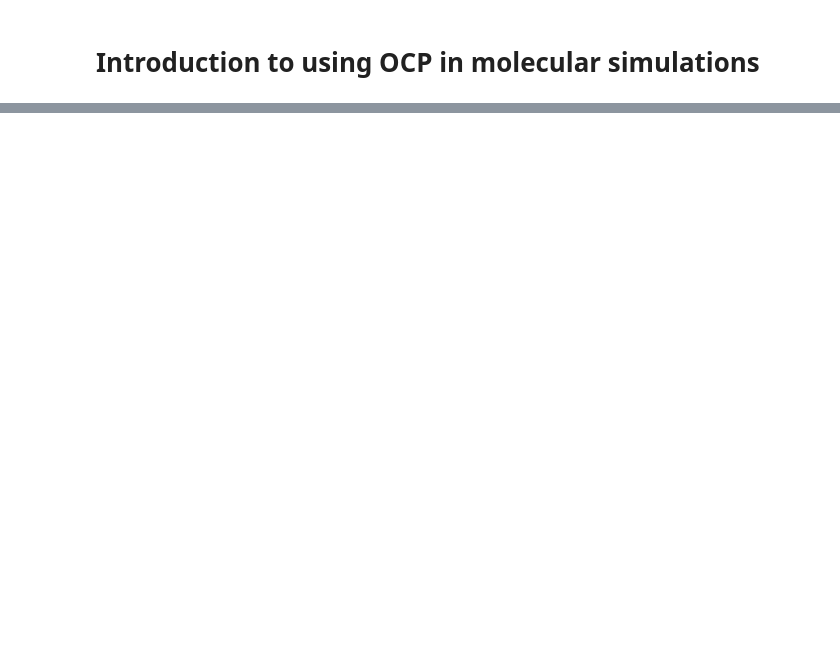
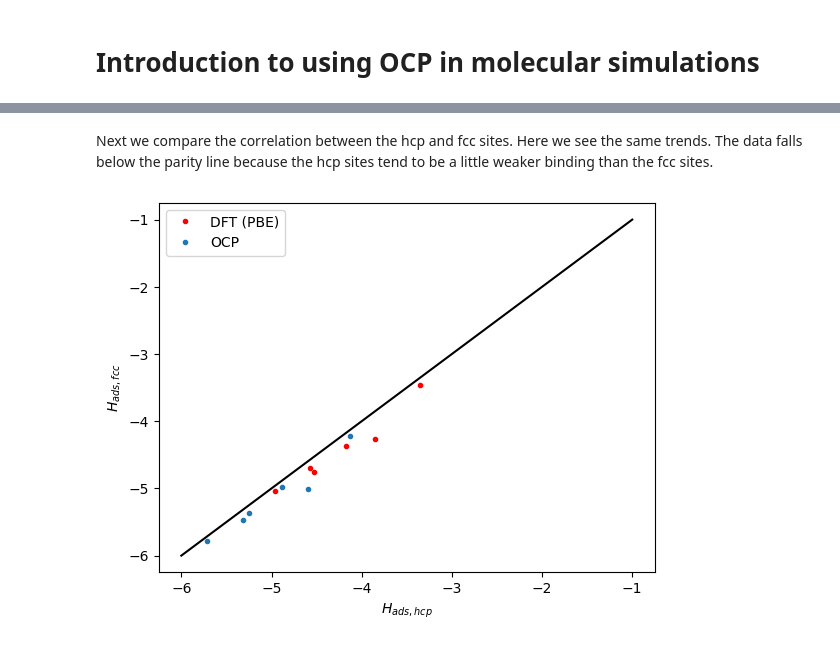
Before and after one commit to Open-Catalyst-Project/tutorial, a Jupyter notebook: ocp-tutorial/OCP-introduction.ipynb, the cells around one changed output, grey strips where cells are left out. Cells and saved outputs as stored; diff of their text form; code cells hidden in the pictures; blank space fills up the shorter version.

```diff
--- a/ocp-tutorial/OCP-introduction.ipynb
+++ b/ocp-tutorial/OCP-introduction.ipynb
@@ -72,0 +277,11 @@ BFGS:   10 16:03:43      -67.482109        0.0264
+# %% [markdown]
+Next we compare the correlation between the hcp and fcc sites. Here we see the same trends. The data falls below the parity line because the hcp sites tend to be a little weaker binding than the fcc sites.
+# %%
+plt.plot(refdata['hcp'], refdata['fcc'], 'r.')
+plt.plot(data['hcp'], data['fcc'], '.')
+plt.plot([-6, -1], [-6, -1], 'k-')
+plt.xlabel('$H_{ads, hcp}$')
+plt.ylabel('$H_{ads,fcc}$')
+plt.legend(['DFT (PBE)', 'OCP']);
+# %% [output]
+[figure, added]
```
Also changed, not shown: parts of 25 cells of this notebook, 2 other files.
